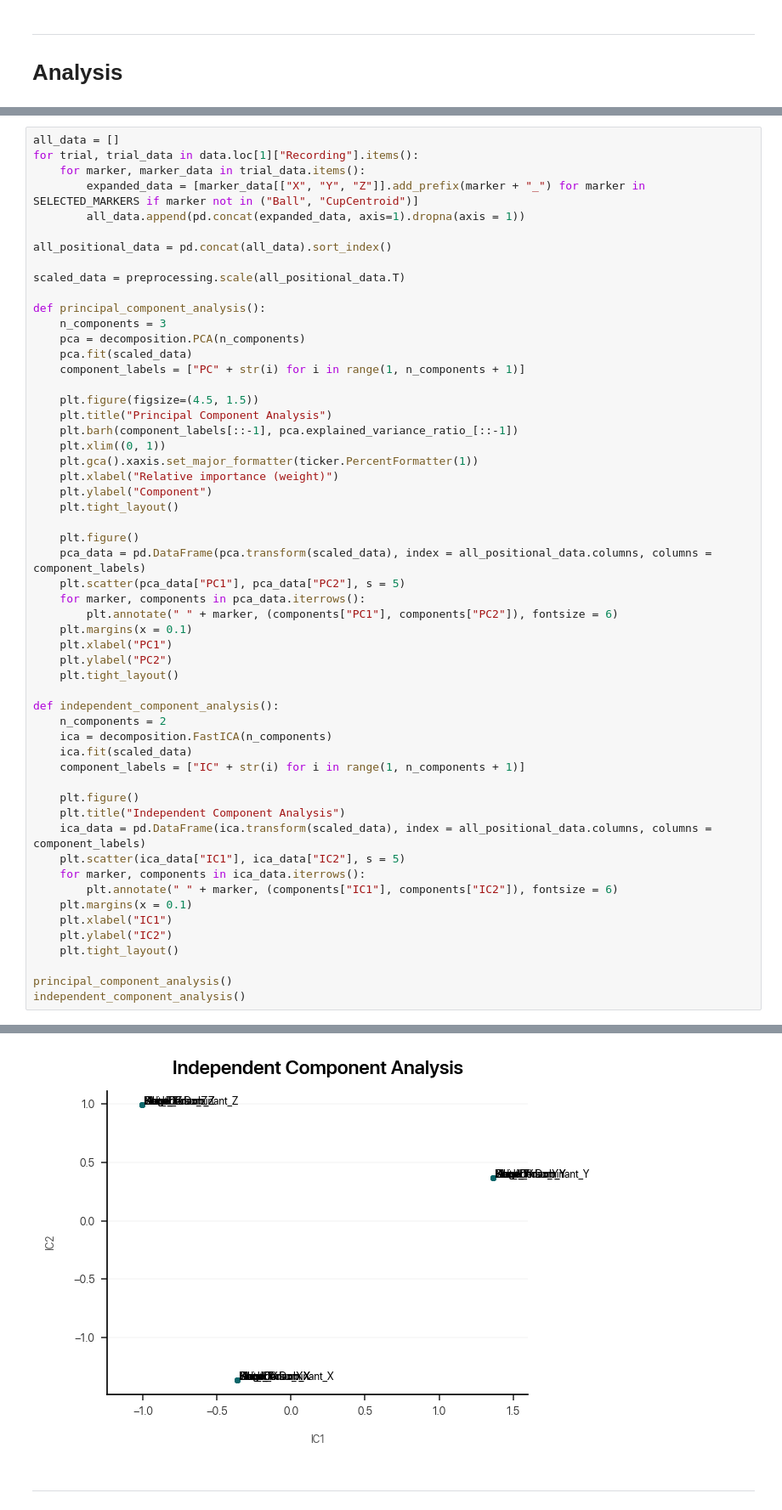
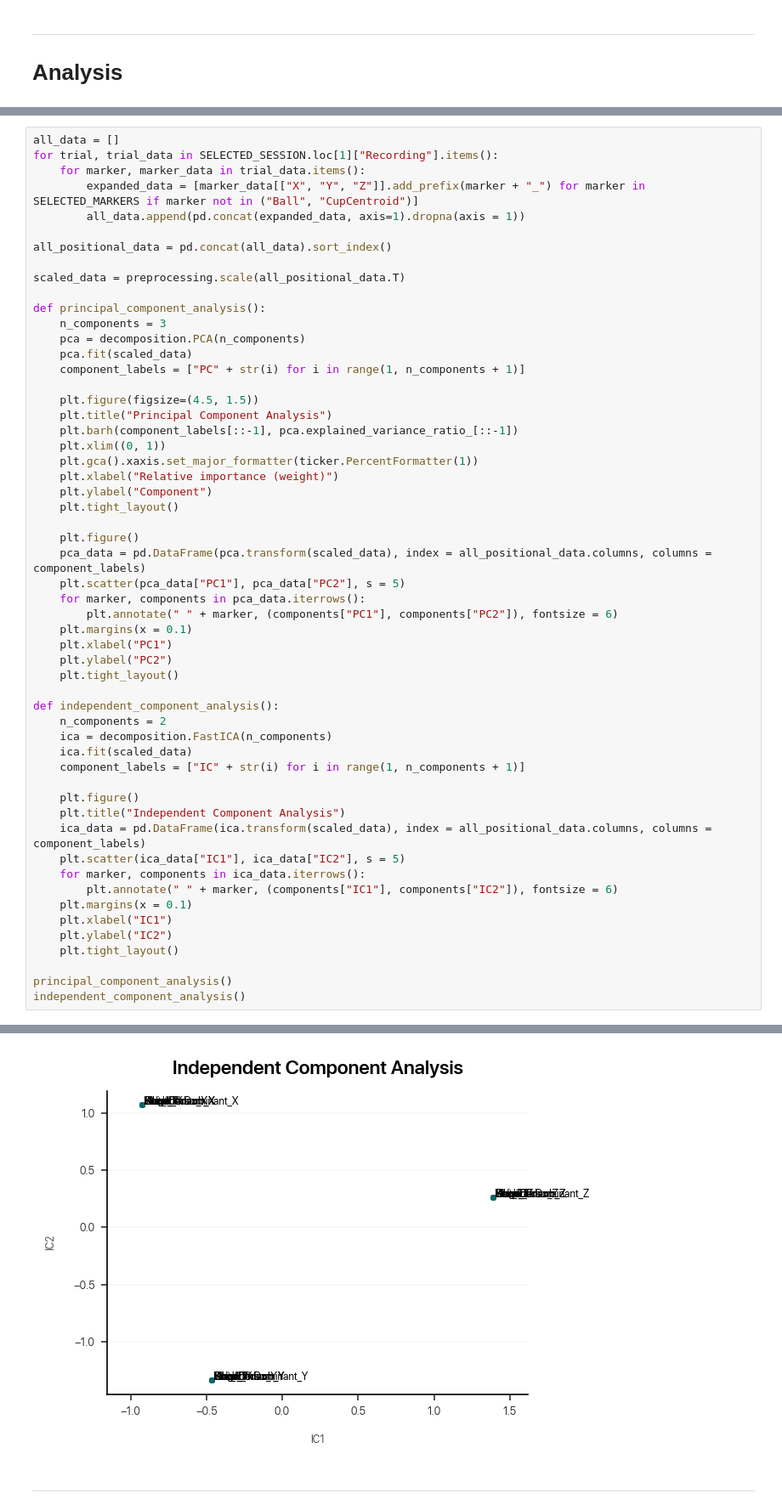
Before and after one commit to dlundgaard/BeerPongMastery, a Jupyter notebook: Analysis/analysis.ipynb, the cells around one changed output, grey strips where cells are left out. Shown at 85% size. Cells and saved outputs as stored; diff of their text form.

```diff
--- a/Analysis/analysis.ipynb
+++ b/Analysis/analysis.ipynb
@@ -577,6 +610,6 @@ plt.tight_layout()
 # %%
 all_data = []
-for trial, trial_data in data.loc[1]["Recording"].items():
+for trial, trial_data in SELECTED_SESSION.loc[1]["Recording"].items():
     for marker, marker_data in trial_data.items():
         expanded_data = [marker_data[["X", "Y", "Z"]].add_prefix(marker + "_") for marker in SELECTED_MARKERS if marker not in ("Ball", "CupCentroid")]
         all_data.append(pd.concat(expanded_data, axis=1).dropna(axis = 1))
@@ -605,34 +638,34 @@ def principal_component_analysis():
     plt.scatter(pca_data["PC1"], pca_data["PC2"], s = 5)
     for marker, components in pca_data.iterrows():
         plt.annotate(" " + marker, (components["PC1"], components["PC2"]), fontsize = 6)
     plt.margins(x = 0.1)
     plt.xlabel("PC1")
     plt.ylabel("PC2")
     plt.tight_layout()
 
 def independent_component_analysis():
     n_components = 2
     ica = decomposition.FastICA(n_components)
     ica.fit(scaled_data)
     component_labels = ["IC" + str(i) for i in range(1, n_components + 1)]
 
     plt.figure()
     plt.title("Independent Component Analysis")
     ica_data = pd.DataFrame(ica.transform(scaled_data), index = all_positional_data.columns, columns = component_labels)
     plt.scatter(ica_data["IC1"], ica_data["IC2"], s = 5)
     for marker, components in ica_data.iterrows():
         plt.annotate(" " + marker, (components["IC1"], components["IC2"]), fontsize = 6)
     plt.margins(x = 0.1)
     plt.xlabel("IC1")
     plt.ylabel("IC2")
     plt.tight_layout()
 
 principal_component_analysis()
 independent_component_analysis()
 # %% [output]
 [figure]
 [figure]
-[figure, old version]
+[figure, new version]
 # %% [markdown]
 ---
 # %%
```
Also changed, not shown: parts of 8 cells of this notebook, 7 other files.
